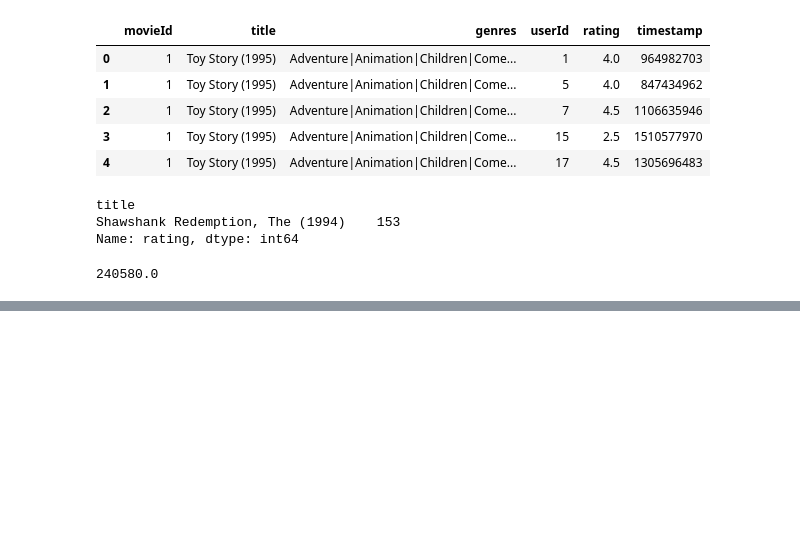
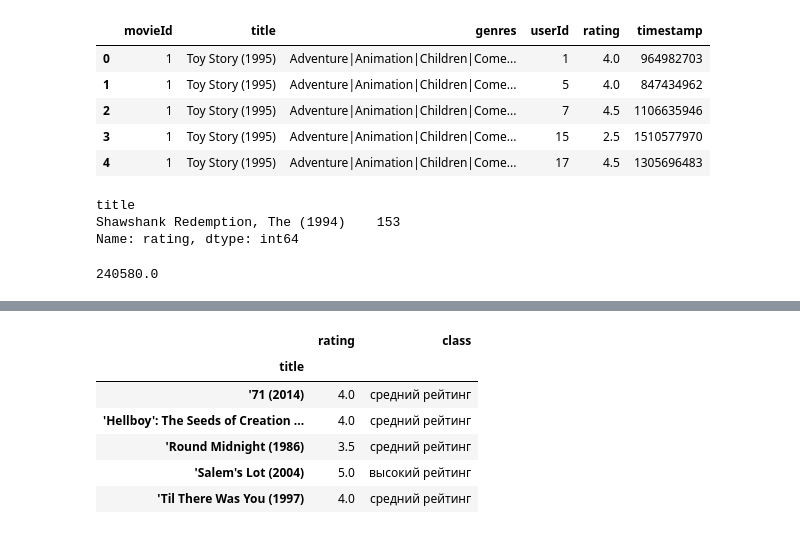
Before and after one commit to kuziri/Neo, a Jupyter notebook: log_2025_04_27.ipynb, the cells around one changed output, grey strips where cells are left out. Cells and saved outputs as stored; diff of their text form; code cells hidden in the pictures; blank space fills up the shorter version.

```diff
--- a/log_2025_04_27.ipynb
+++ b/log_2025_04_27.ipynb
@@ -1279,0 +1282,13 @@ df_power[(df_power['country'].isin(["Estonia", "Latvia", "Lithuania"])) & (df_po
+# %%
+def rate_desc(row):
+        if row['rating'] <= 2.0:
+            return 'низкий рейтинг'
+        elif row['rating'] <= 4.0:
+            return 'средний рейтинг'
+        else:
+            return 'высокий рейтинг'
+# %%
+df_movies = pd.read_csv('movies.csv')
+df_ratings = pd.read_csv('ratings.csv')
+#df_ratings.head()
+df_movies.head()
@@ -1279,0 +1302,14 @@ df_power[(df_power['country'].isin(["Estonia", "Latvia", "Lithuania"])) & (df_po
+# %%
+#df_ratings['class'] = df_ratings.groupby('movieId').agg({'rating': 'mean'}).apply(rate_desc, axis = 1)
+#df_ratings.head()
+df_movie_rate = df_movies.merge(df_ratings, how = 'left', on = 'movieId').groupby('title').agg({'rating': 'mean'})
+df_movie_rate['class'] = df_movie_rate.apply(rate_desc, axis = 1)
+df_movie_rate.head()
+# %% [output]
+|  | rating | class |
+| title |  |  |
+| '71 (2014) | 4.0 | средний рейтинг |
+| 'Hellboy': The Seeds of Creation ... | 4.0 | средний рейтинг |
+| 'Round Midnight (1986) | 3.5 | средний рейтинг |
+| 'Salem's Lot (2004) | 5.0 | высокий рейтинг |
+| 'Til There Was You (1997) | 4.0 | средний рейтинг |
```
Also changed, not shown: parts of 3 cells of this notebook.
